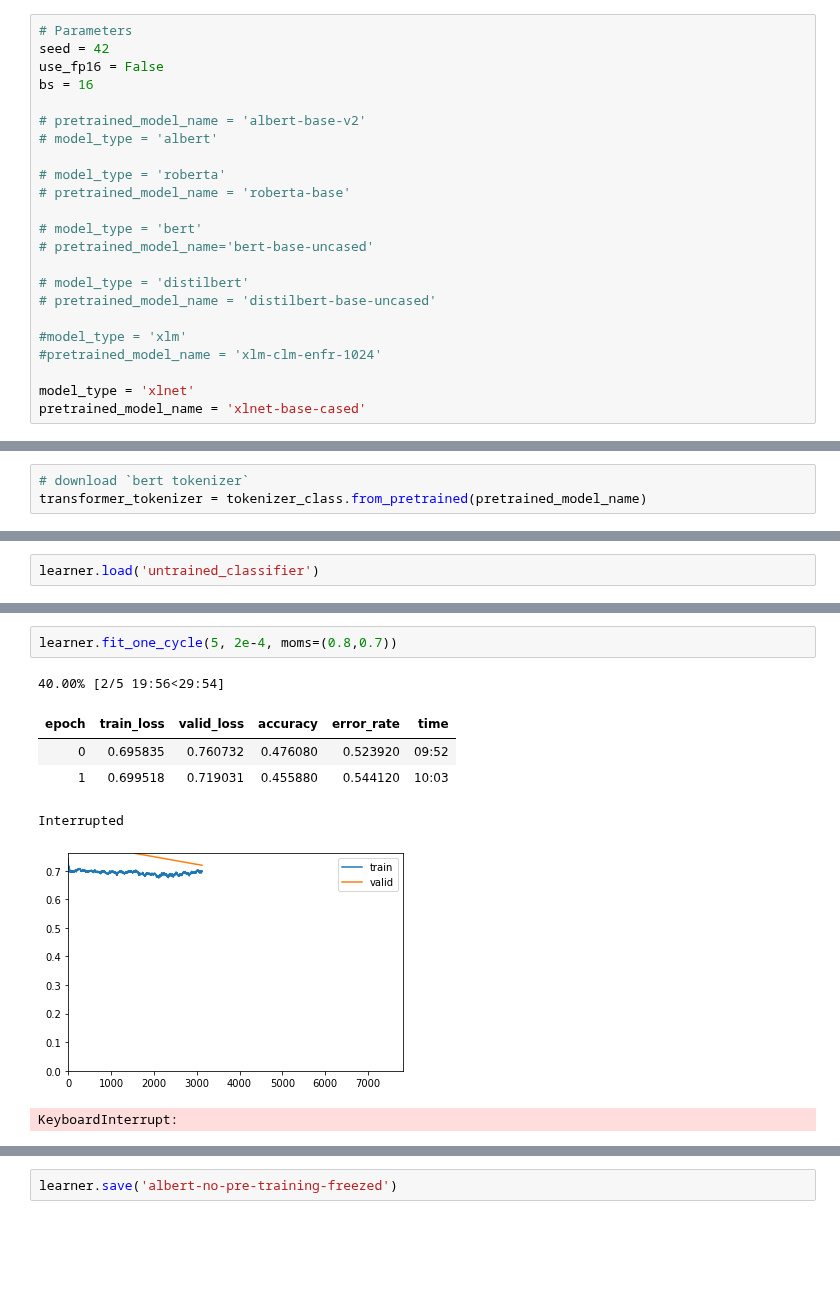
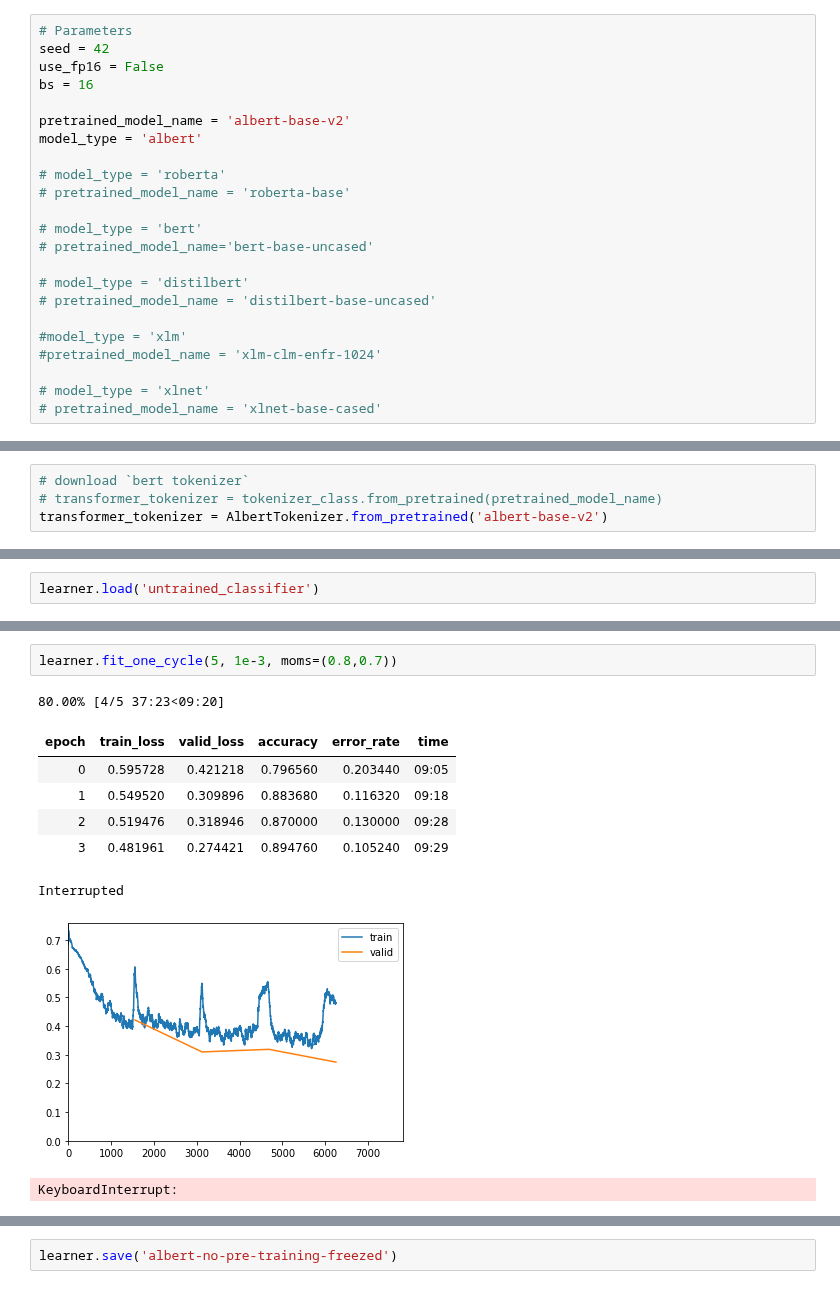
Before and after one commit to Sylar257/Transformers-in-NLP, a Jupyter notebook: ALBERT_with_no_LM_fine_tuning.ipynb, the cells around one changed output, grey strips where cells are left out. Saved outputs shown, nothing was run; the diff lists cells and outputs as text; blank space fills up the shorter version.

```diff
--- a/ALBERT_with_no_LM_fine_tuning.ipynb
+++ b/ALBERT_with_no_LM_fine_tuning.ipynb
@@ -50,8 +50,8 @@ seed = 42
 use_fp16 = False
 bs = 16
 
-# pretrained_model_name = 'albert-base-v2'
-# model_type = 'albert'
+pretrained_model_name = 'albert-base-v2'
+model_type = 'albert'
 
 # model_type = 'roberta'
 # pretrained_model_name = 'roberta-base'
@@ -65,8 +65,8 @@ bs = 16
 #model_type = 'xlm'
 #pretrained_model_name = 'xlm-clm-enfr-1024'
 
-model_type = 'xlnet'
-pretrained_model_name = 'xlnet-base-cased'
+# model_type = 'xlnet'
+# pretrained_model_name = 'xlnet-base-cased'
 # %%
 model_class, tokenizer_class, config_class = MODEL_CLASSES[model_type]
 # %%
@@ -144,4 +144,5 @@ class TransformersBaseTokenizer(BaseTokenizer):
 Step 2: Get the 'pre-trained tokenizer' from `transformer` library.(this is used for initialization of the class we created above)
 # %%
 # download `bert tokenizer`
-transformer_tokenizer = tokenizer_class.from_pretrained(pretrained_model_name)
+# transformer_tokenizer = tokenizer_class.from_pretrained(pretrained_model_name)
+transformer_tokenizer = AlbertTokenizer.from_pretrained('albert-base-v2')
@@ -513,10 +544,12 @@ learner.recorder.plot(skip_end = 10, suggestion=True)
 # %%
-learner.fit_one_cycle(5, 2e-4, moms=(0.8,0.7))
+learner.fit_one_cycle(5, 1e-3, moms=(0.8,0.7))
 # %% [output]
-40.00% [2/5 19:56<29:54]
+80.00% [4/5 37:23<09:20]
 | epoch | train_loss | valid_loss | accuracy | error_rate | time |
-| 0 | 0.695835 | 0.760732 | 0.476080 | 0.523920 | 09:52 |
-| 1 | 0.699518 | 0.719031 | 0.455880 | 0.544120 | 10:03 |
+| 0 | 0.595728 | 0.421218 | 0.796560 | 0.203440 | 09:05 |
+| 1 | 0.549520 | 0.309896 | 0.883680 | 0.116320 | 09:18 |
+| 2 | 0.519476 | 0.318946 | 0.870000 | 0.130000 | 09:28 |
+| 3 | 0.481961 | 0.274421 | 0.894760 | 0.105240 | 09:29 |
 Interrupted
-[figure, old version]
+[figure, new version]
 KeyboardInterrupt:
```
Also changed, not shown: parts of 20 cells of this notebook.
